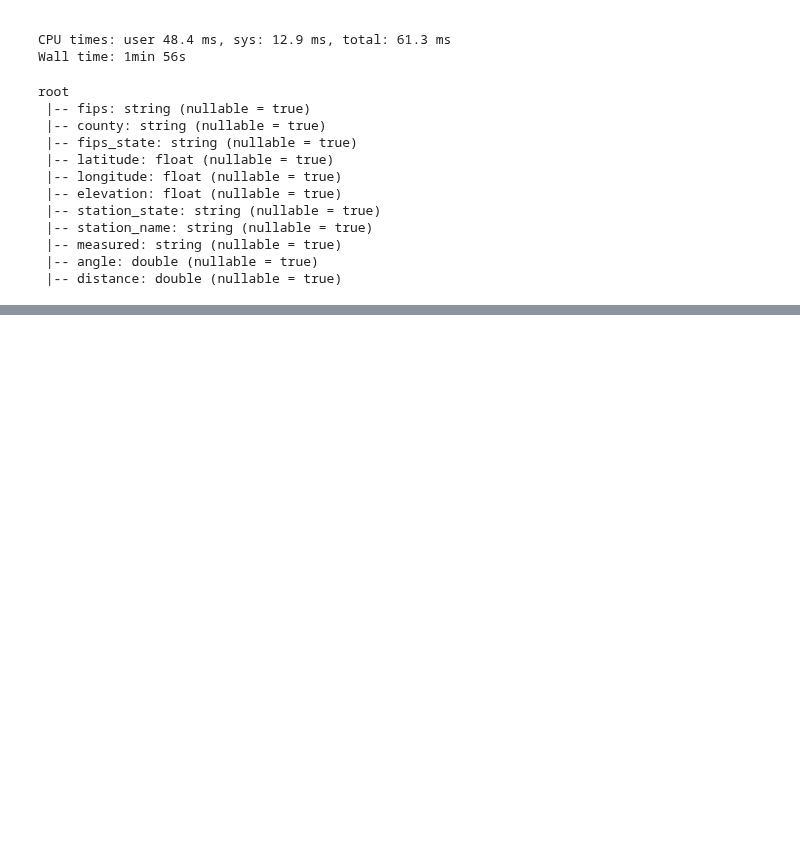
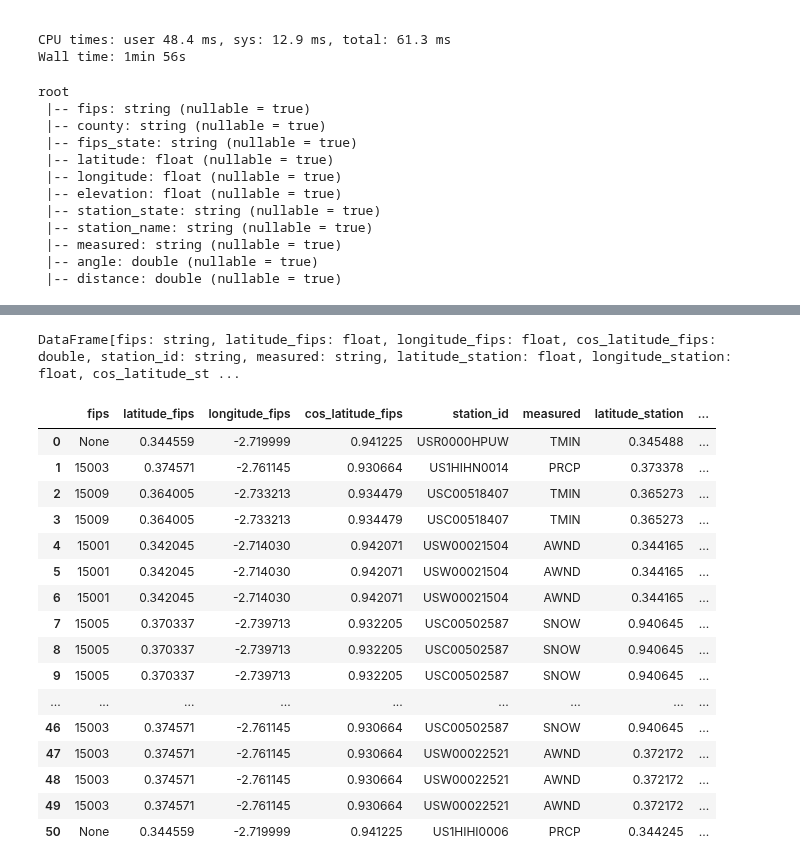
Before and after one commit to severine-baudry/capstone_data_engineer, a Jupyter notebook: map_fips_GPS.ipynb, the cells around one changed output, grey strips where cells are left out. Cells and saved outputs as stored; diff of their text form; code cells hidden in the pictures; blank space fills up the shorter version.

```diff
--- a/map_fips_GPS.ipynb
+++ b/map_fips_GPS.ipynb
@@ -411,0 +634,3 @@ res.write.partitionBy("measured").format("parquet").save(out_path)
+# %%
+a_df_stations = df_stations.select( *( col(colname).alias(colname + "_STATION") for colname in df_stations.columns) )
+a_df_stations.printSchema()
@@ -411,0 +646,2 @@ res.write.partitionBy("measured").format("parquet").save(out_path)
+# %%
+hawaii_cross_distance_detail = hawaii_cross_distance.join(a_df_stations, col("station_id") == col("station_id_STATION") )
@@ -411,0 +683,30 @@ res.write.partitionBy("measured").format("parquet").save(out_path)
+# %%
+hawaii_cross_distance_detail.cache()
+# %% [output]
+DataFrame[fips: string, latitude_fips: float, longitude_fips: float, cos_latitude_fips: double, station_id: string, measured: string, latitude_station: float, longitude_station: float, cos_latitude_st ...
+# %%
+hawaii_cross_distance_detail = hawaii_cross_distance_detail.withColumn("distance", R_earth * col("angle"))
+# %%
+w = Window.partitionBy("measured", "fips")
+min_hawaii =hawaii_cross_distance_detail.withColumn("min_angle", F.min("angle").over(w))\
+    .where(col("min_angle") == col("angle"))
+# %%
+min_hawaii.toPandas()
+# %% [output]
+|  | fips | latitude_fips | longitude_fips | cos_latitude_fips | station_id | measured | latitude_station | ... |
+| 0 | None | 0.344559 | -2.719999 | 0.941225 | USR0000HPUW | TMIN | 0.345488 | ... |
+| 1 | 15003 | 0.374571 | -2.761145 | 0.930664 | US1HIHN0014 | PRCP | 0.373378 | ... |
+| 2 | 15009 | 0.364005 | -2.733213 | 0.934479 | USC00518407 | TMIN | 0.365273 | ... |
+| 3 | 15009 | 0.364005 | -2.733213 | 0.934479 | USC00518407 | TMIN | 0.365273 | ... |
+| 4 | 15001 | 0.342045 | -2.714030 | 0.942071 | USW00021504 | AWND | 0.344165 | ... |
+| 5 | 15001 | 0.342045 | -2.714030 | 0.942071 | USW00021504 | AWND | 0.344165 | ... |
+| 6 | 15001 | 0.342045 | -2.714030 | 0.942071 | USW00021504 | AWND | 0.344165 | ... |
+| 7 | 15005 | 0.370337 | -2.739713 | 0.932205 | USC00502587 | SNOW | 0.940645 | ... |
+| 8 | 15005 | 0.370337 | -2.739713 | 0.932205 | USC00502587 | SNOW | 0.940645 | ... |
+| 9 | 15005 | 0.370337 | -2.739713 | 0.932205 | USC00502587 | SNOW | 0.940645 | ... |
+| ... | ... | ... | ... | ... | ... | ... | ... | ... |
+| 46 | 15003 | 0.374571 | -2.761145 | 0.930664 | USC00502587 | SNOW | 0.940645 | ... |
+| 47 | 15003 | 0.374571 | -2.761145 | 0.930664 | USW00022521 | AWND | 0.372172 | ... |
+| 48 | 15003 | 0.374571 | -2.761145 | 0.930664 | USW00022521 | AWND | 0.372172 | ... |
+| 49 | 15003 | 0.374571 | -2.761145 | 0.930664 | USW00022521 | AWND | 0.372172 | ... |
+| 50 | None | 0.344559 | -2.719999 | 0.941225 | US1HIHI0006 | PRCP | 0.344245 | ... |
```
Also changed, not shown: parts of 31 cells of this notebook.
